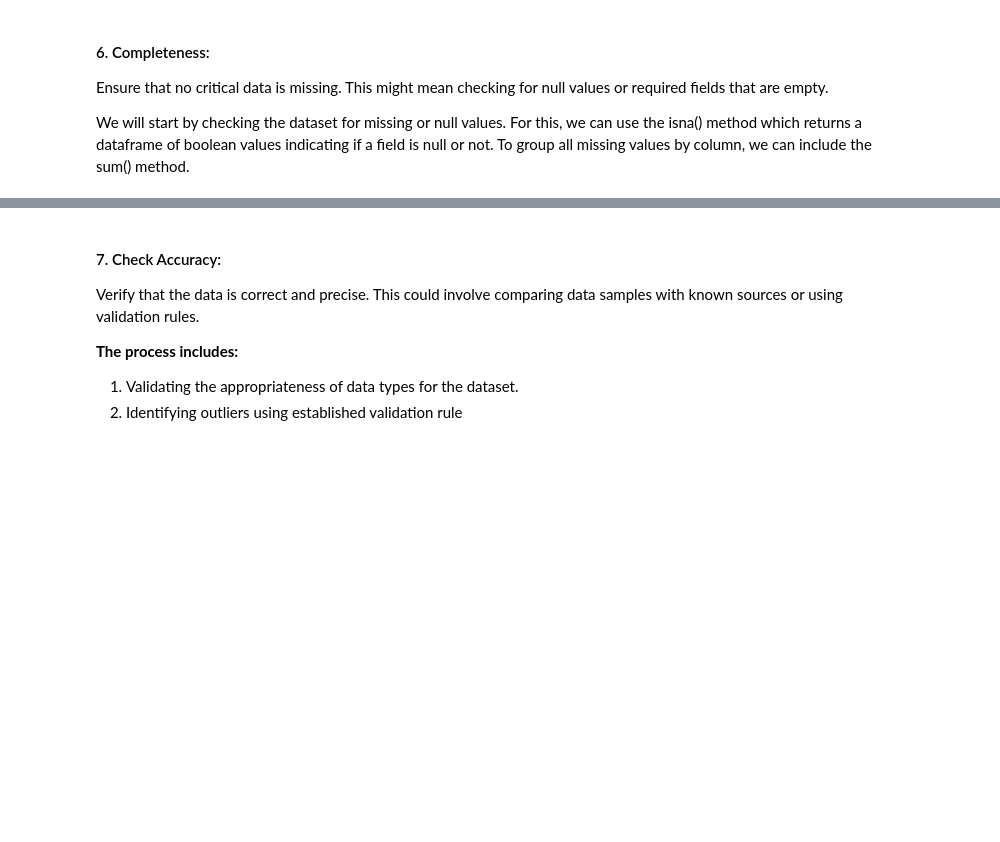
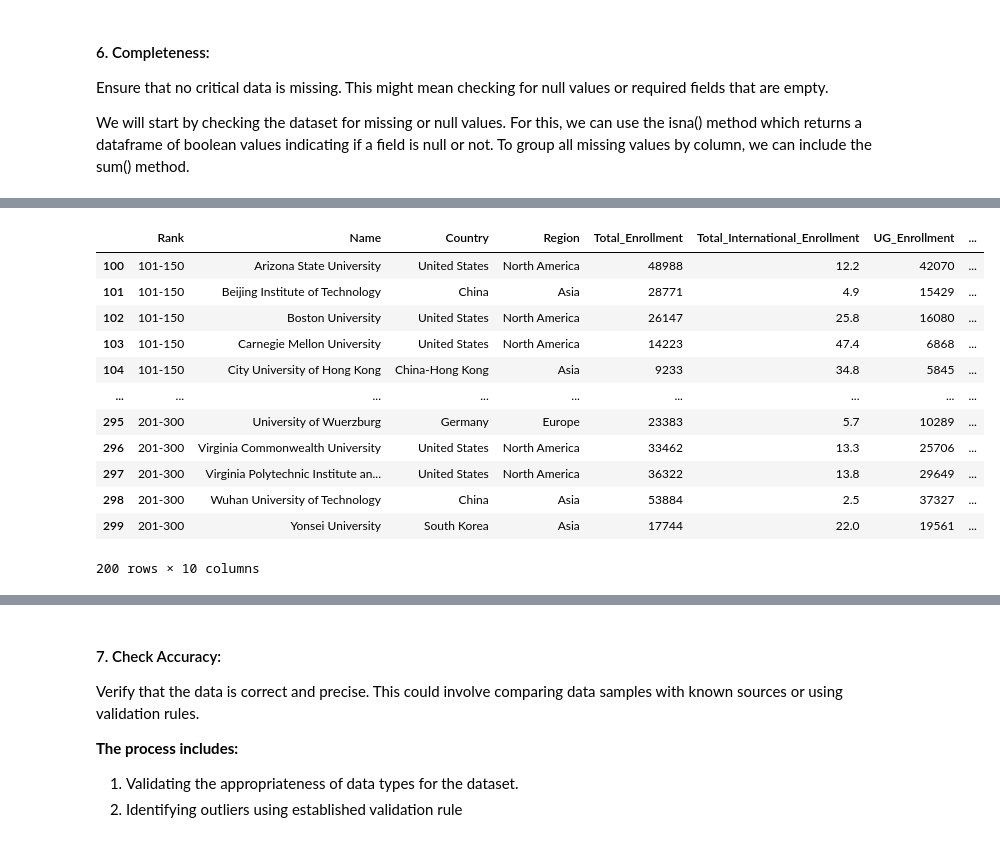
Before and after one commit to Emtnan06/World-University-Rankings, a Jupyter notebook: Usecase3.ipynb, the cells around one changed output, grey strips where cells are left out. Drawn from its saved outputs; the diff is of its cells as text; code cells hidden in the pictures; blank space fills up the shorter version.

```diff
--- a/Usecase3.ipynb
+++ b/Usecase3.ipynb
@@ -302,0 +364,2 @@ Confirm that the data is consistent within the dataset and across multiple data
+# %%
+shanghai_Rank2023 = shanghai_Rank2023.rename(columns={'Name': 'University Name' })
@@ -340,0 +513,20 @@ We will start by checking the dataset for missing or null values. For this, we c
+# %%
+shanghai_Rank2023.drop(columns=["Logo"], inplace=True)
+# %%
+shanghai_Rank2023.drop(columns=["Link" , "Website" , "Flag" , "Address" , "Intro" , "Foundation_year" ,"latitude" ,"longitude"], inplace=True)
+# %%
+shanghai_Rank2023[100:300]
+# %% [output]
+|  | Rank | Name | Country | Region | Total_Enrollment | Total_International_Enrollment | UG_Enrollment | ... |
+| 100 | 101-150 | Arizona State University | United States | North America | 48988 | 12.2 | 42070 | ... |
+| 101 | 101-150 | Beijing Institute of Technology | China | Asia | 28771 | 4.9 | 15429 | ... |
+| 102 | 101-150 | Boston University | United States | North America | 26147 | 25.8 | 16080 | ... |
+| 103 | 101-150 | Carnegie Mellon University | United States | North America | 14223 | 47.4 | 6868 | ... |
+| 104 | 101-150 | City University of Hong Kong | China-Hong Kong | Asia | 9233 | 34.8 | 5845 | ... |
+| ... | ... | ... | ... | ... | ... | ... | ... | ... |
+| 295 | 201-300 | University of Wuerzburg | Germany | Europe | 23383 | 5.7 | 10289 | ... |
+| 296 | 201-300 | Virginia Commonwealth University | United States | North America | 33462 | 13.3 | 25706 | ... |
+| 297 | 201-300 | Virginia Polytechnic Institute an... | United States | North America | 36322 | 13.8 | 29649 | ... |
+| 298 | 201-300 | Wuhan University of Technology | China | Asia | 53884 | 2.5 | 37327 | ... |
+| 299 | 201-300 | Yonsei University | South Korea | Asia | 17744 | 22.0 | 19561 | ... |
+200 rows × 10 columns
```
Also changed, not shown: parts of 83 cells of this notebook.
